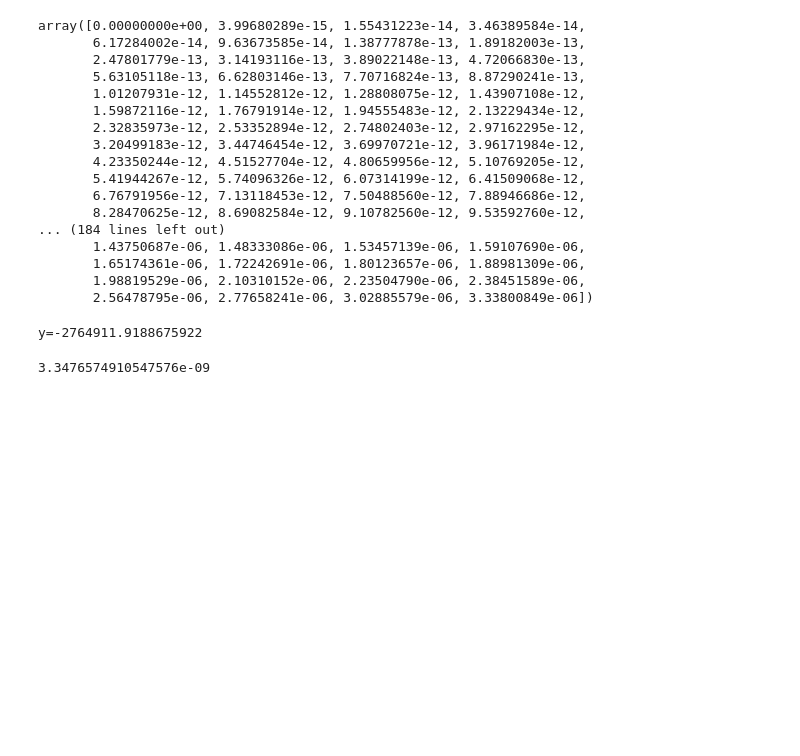
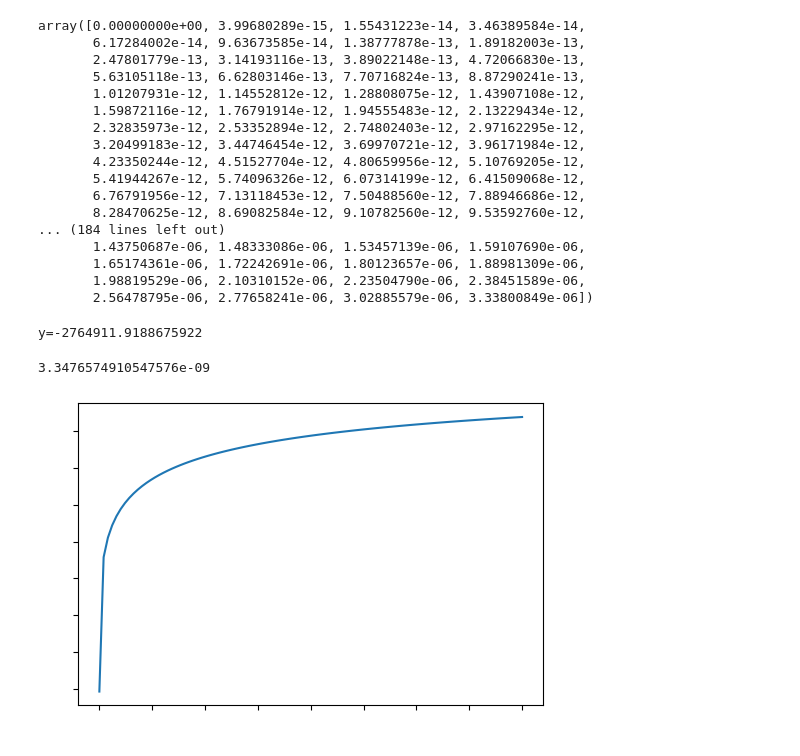
Before and after one commit to HelloGithubC/Project, a Jupyter notebook: main.ipynb, the cells around one changed output. Cells and saved outputs as stored; diff of their text form; code cells hidden in the pictures; blank space fills up the shorter version.

```diff
--- a/main.ipynb
+++ b/main.ipynb
@@ -83,3 +83,18 @@ y=-2764911.9188675922
 x
 # %% [output]
 3.3476574910547576e-09
+# %%
+me=Methods()
+# %%
+me.con.set_M_p(6.741557788944724)
+L=np.linspace(0,0.2,100)
+m_c=np.ones(100)
+for i in range(len(L)):
+    m_c[i]=me.cal_ML_simple(0,L[i])[0]
+fig=plt.figure(dpi=100)
+plt.plot(L,m_c)
+plt.xticks(color='white')
+plt.yticks(color='white')
+plt.show()
+# %% [output]
+[figure, added]
```
Also changed, not shown: parts of 5 cells of this notebook, 4 other files.
